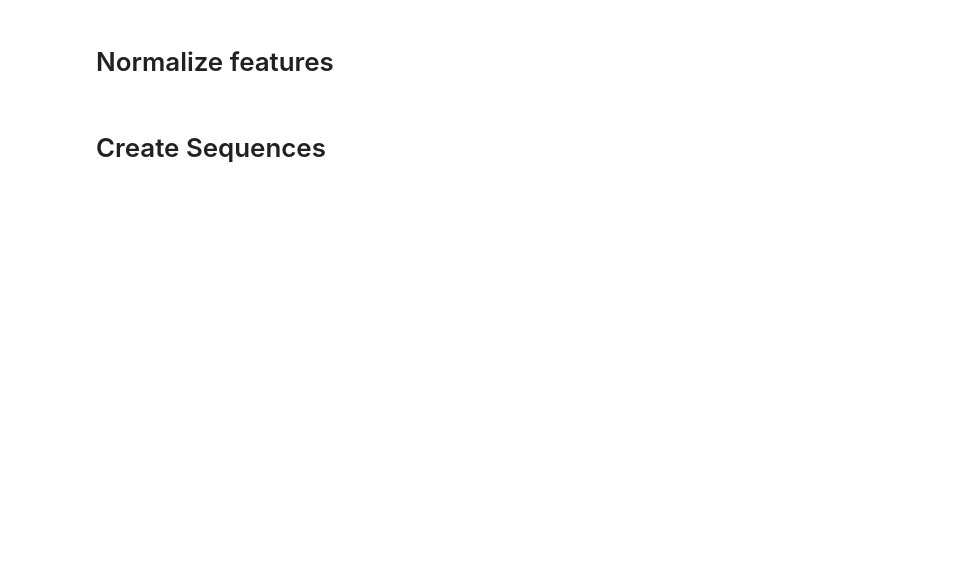
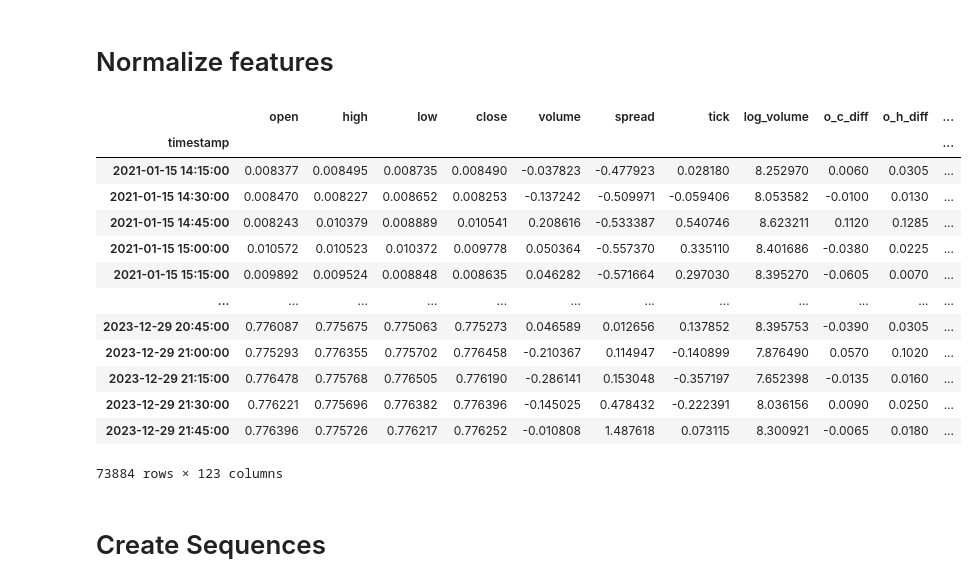
Before and after one commit to chillmelon/fxml, a Jupyter notebook: notebook/52 Regr Visualization.ipynb, the cells around one changed output. Cells and saved outputs as stored; diff of their text form; code cells hidden in the pictures; blank space fills up the shorter version.

```diff
--- a/notebook/52 Regr Visualization.ipynb
+++ b/notebook/52 Regr Visualization.ipynb
@@ -70,6 +69,23 @@ norm_df = normalize(
     scaler_cfg=scaler_cfg,
     scaler_dir='../data/processed/scalers'
 )
+# %%
+norm_df
+# %% [output]
+|  | open | high | low | close | volume | spread | tick | log_volume | o_c_diff | o_h_diff | ... |
+| timestamp |  |  |  |  |  |  |  |  |  |  | ... |
+| 2021-01-15 14:15:00 | 0.008377 | 0.008495 | 0.008735 | 0.008490 | -0.037823 | -0.477923 | 0.028180 | 8.252970 | 0.0060 | 0.0305 | ... |
+| 2021-01-15 14:30:00 | 0.008470 | 0.008227 | 0.008652 | 0.008253 | -0.137242 | -0.509971 | -0.059406 | 8.053582 | -0.0100 | 0.0130 | ... |
+| 2021-01-15 14:45:00 | 0.008243 | 0.010379 | 0.008889 | 0.010541 | 0.208616 | -0.533387 | 0.540746 | 8.623211 | 0.1120 | 0.1285 | ... |
+| 2021-01-15 15:00:00 | 0.010572 | 0.010523 | 0.010372 | 0.009778 | 0.050364 | -0.557370 | 0.335110 | 8.401686 | -0.0380 | 0.0225 | ... |
+| 2021-01-15 15:15:00 | 0.009892 | 0.009524 | 0.008848 | 0.008635 | 0.046282 | -0.571664 | 0.297030 | 8.395270 | -0.0605 | 0.0070 | ... |
+| ... | ... | ... | ... | ... | ... | ... | ... | ... | ... | ... | ... |
+| 2023-12-29 20:45:00 | 0.776087 | 0.775675 | 0.775063 | 0.775273 | 0.046589 | 0.012656 | 0.137852 | 8.395753 | -0.0390 | 0.0305 | ... |
+| 2023-12-29 21:00:00 | 0.775293 | 0.776355 | 0.775702 | 0.776458 | -0.210367 | 0.114947 | -0.140899 | 7.876490 | 0.0570 | 0.1020 | ... |
+| 2023-12-29 21:15:00 | 0.776478 | 0.775768 | 0.776505 | 0.776190 | -0.286141 | 0.153048 | -0.357197 | 7.652398 | -0.0135 | 0.0160 | ... |
+| 2023-12-29 21:30:00 | 0.776221 | 0.775696 | 0.776382 | 0.776396 | -0.145025 | 0.478432 | -0.222391 | 8.036156 | 0.0090 | 0.0250 | ... |
+| 2023-12-29 21:45:00 | 0.776396 | 0.775726 | 0.776217 | 0.776252 | -0.010808 | 1.487618 | 0.073115 | 8.300921 | -0.0065 | 0.0180 | ... |
+73884 rows × 123 columns
 # %% [markdown]
 # Create Sequences
 # %%
```
Also changed, not shown: parts of 20 cells of this notebook, 8 other files.
